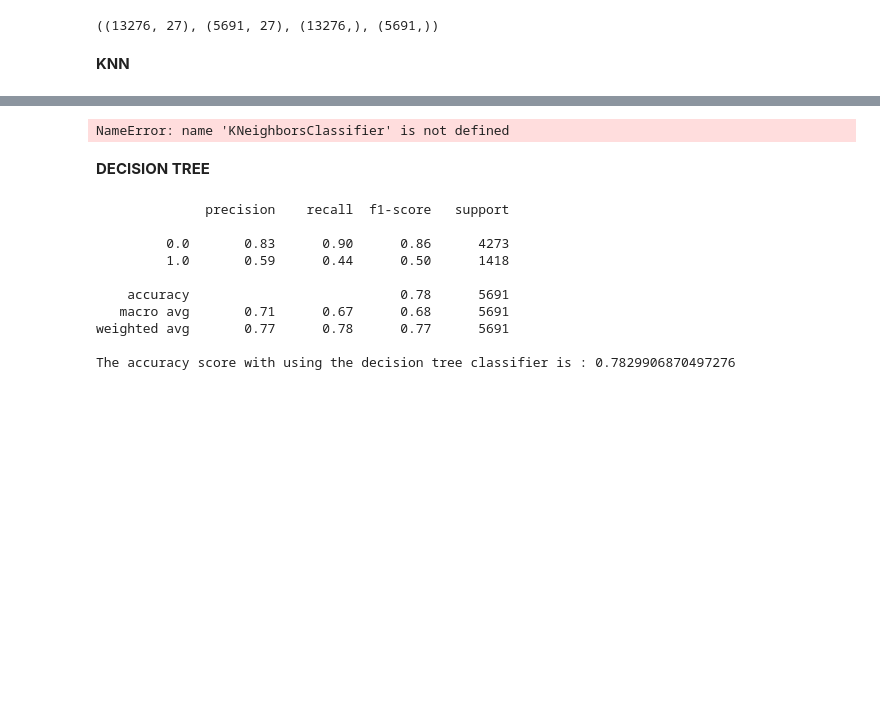
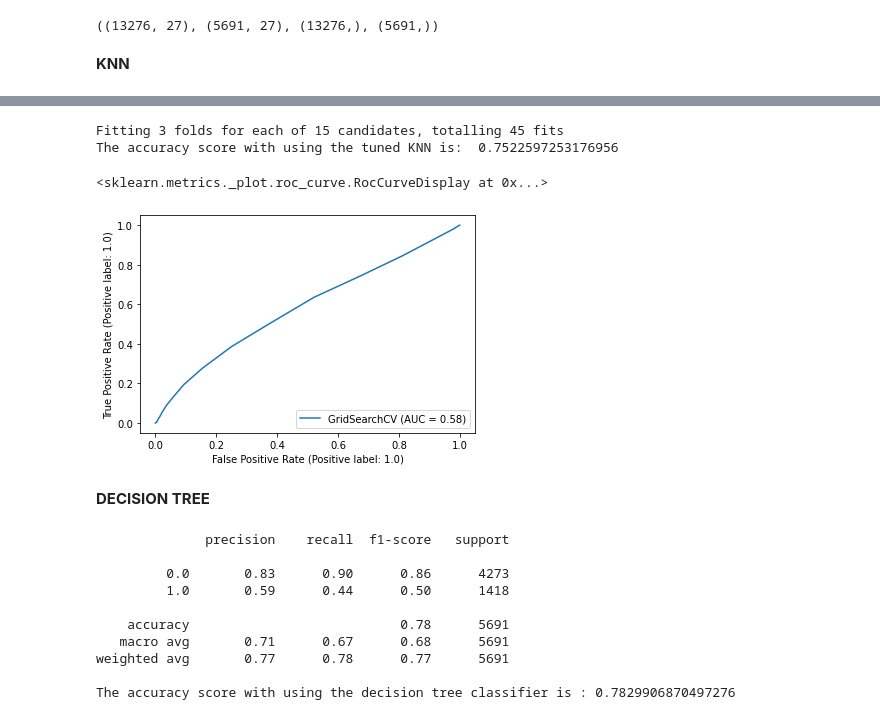
Before and after one commit to clytaemnestra/4iz565_binary_classification, a Jupyter notebook: classification.ipynb, the cells around one changed output, grey strips where cells are left out. Saved outputs shown, nothing was run; the diff lists cells and outputs as text; code cells hidden in the pictures; blank space fills up the shorter version.

Commit message:
fixed issue with comparison of models

```diff
--- a/classification.ipynb
+++ b/classification.ipynb
@@ -307,10 +301,7 @@ Our dataset is all set and ready to be used in various ML models! 🔎
 # %% [markdown]
 <h1> Models
 # %%
-from sklearn.model_selection import train_test_split
-
-X_ros,X_test,y_ros,y_test = train_test_split(X, y,test_size=0.2,stratify=y,random_state=42)
-
+X_ros,X_test,y_ros,y_test = train_test_split(X, y,test_size=0.3,stratify=y,random_state=42)
 X_ros.shape,X_test.shape,y_ros.shape,y_test.shape
 # %% [output]
 ((13276, 27), (5691, 27), (13276,), (5691,))
@@ -332,6 +328,4 @@ NameError: name 'KNeighborsClassifier' is not defined
 # %%
-from sklearn.neighbors import KNeighborsClassifier
-from sklearn.model_selection import GridSearchCV
 params = {'n_neighbors': np.arange(1, 31, 2), "metric": ["euclidean"]}
 grid_search_cv = GridSearchCV(KNeighborsClassifier(), params, verbose=1, cv=3)
 grid_search_cv.fit(X_ros, y_ros)
@@ -343,7 +337,13 @@ grid_search_cv.best_params_
 knn_accuracy = grid_search_cv.best_score_
 print('The accuracy score with using the tuned KNN is: ', knn_accuracy)
 # %% [output]
-NameError: name 'KNeighborsClassifier' is not defined
+Fitting 3 folds for each of 15 candidates, totalling 45 fits
+The accuracy score with using the tuned KNN is:  0.7522597253176956
+# %%
+plot_roc_curve(grid_search_cv, X_test, y_test)
+# %% [output]
+<sklearn.metrics._plot.roc_curve.RocCurveDisplay at 0x...>
+[figure, added]
 # %% [markdown]
 **DECISION TREE**
 # %%
```
Also changed, not shown: parts of 12 cells of this notebook.
